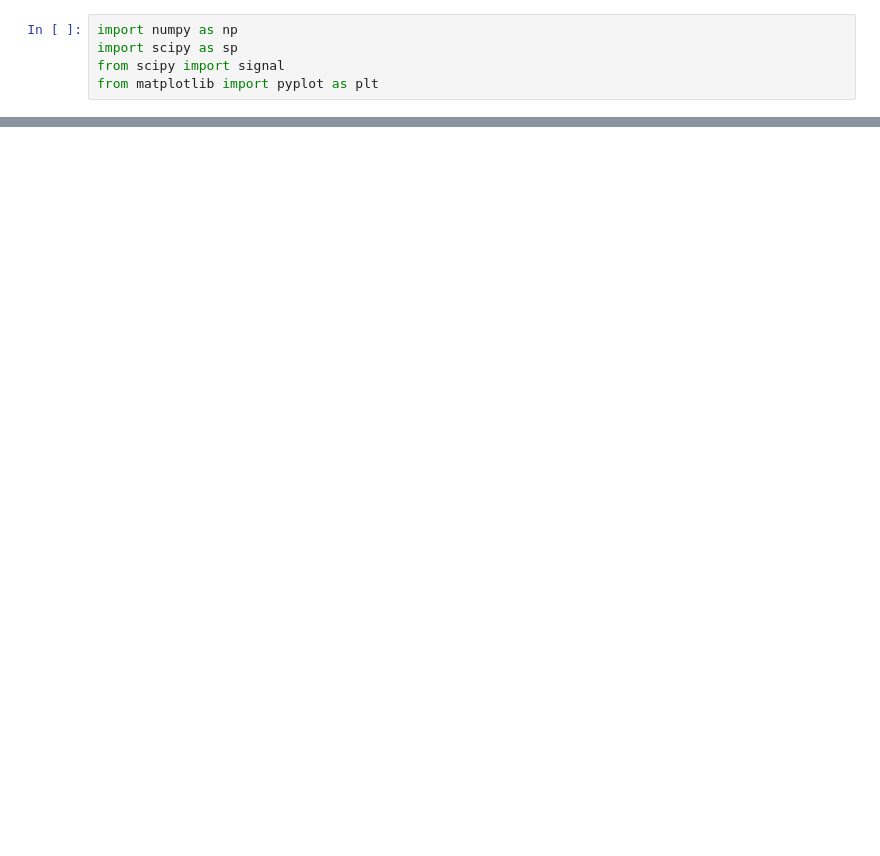
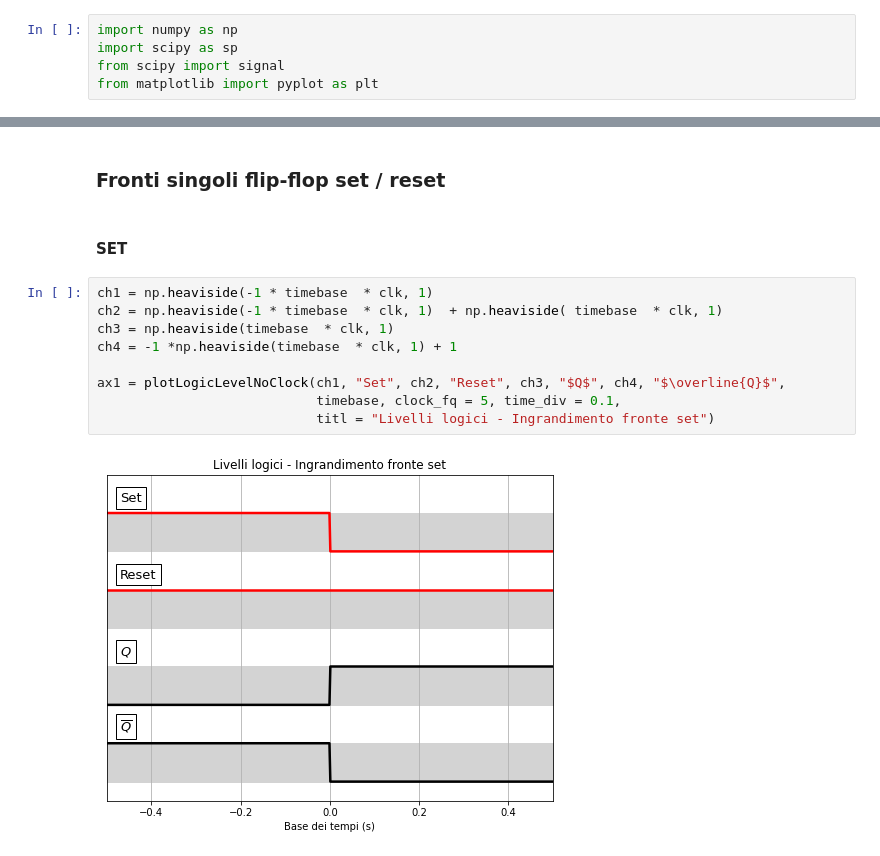
Before and after one commit to valeriopagliarino/Electronics-2021-UNITO-Public, a Jupyter notebook: analysis/DigitalTimingDiagram.ipynb, the cells around one changed output, grey strips where cells are left out. Drawn from its saved outputs; the diff is of its cells as text; blank space fills up the shorter version.

```diff
--- a/analysis/DigitalTimingDiagram.ipynb
+++ b/analysis/DigitalTimingDiagram.ipynb
@@ -49,0 +103,15 @@ plotLogicLevel(ch1, "ch1", ch2, "ch2", ch3, "ch3", timebase)
+# %% [markdown]
+### Fronti singoli flip-flop set / reset
+# %% [markdown]
+#### SET
+# %%
+ch1 = np.heaviside(-1 * timebase  * clk, 1)
+ch2 = np.heaviside(-1 * timebase  * clk, 1)  + np.heaviside( timebase  * clk, 1)
+ch3 = np.heaviside(timebase  * clk, 1)
+ch4 = -1 *np.heaviside(timebase  * clk, 1) + 1
+
+ax1 = plotLogicLevelNoClock(ch1, "Set", ch2, "Reset", ch3, "$Q$", ch4, "$\overline{Q}$",
+                            timebase, clock_fq = 5, time_div = 0.1,
+                            titl = "Livelli logici - Ingrandimento fronte set")
+# %% [output]
+[figure, added]
```
Also changed, not shown: parts of 13 cells of this notebook.
